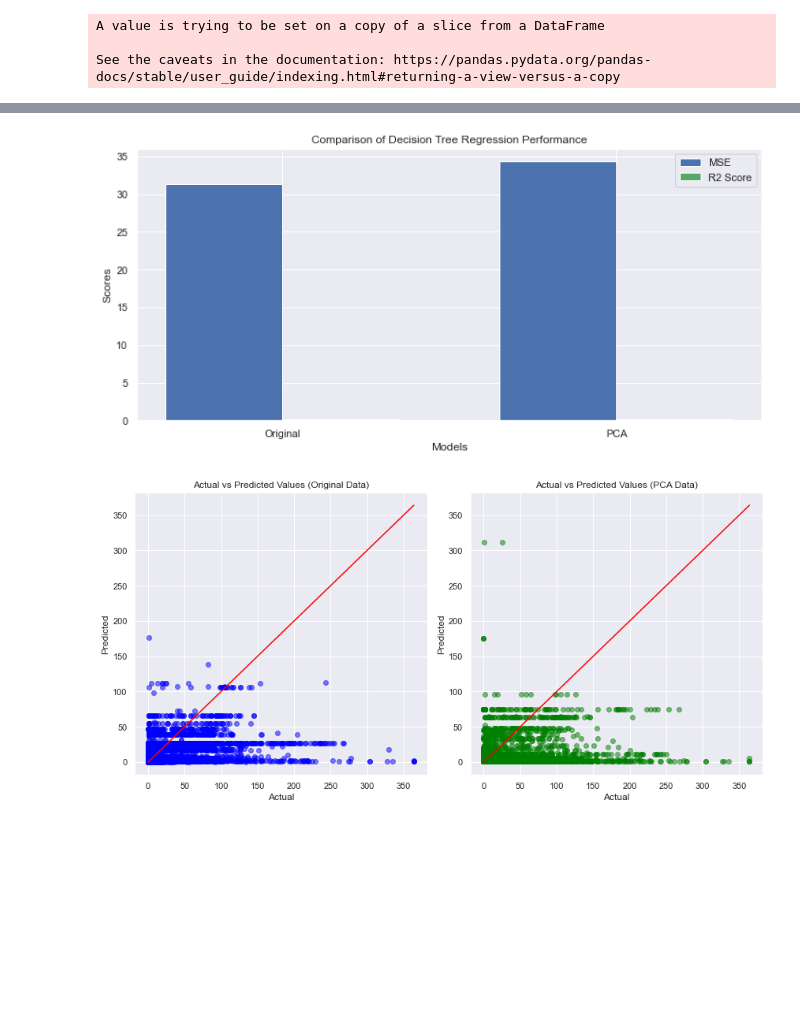
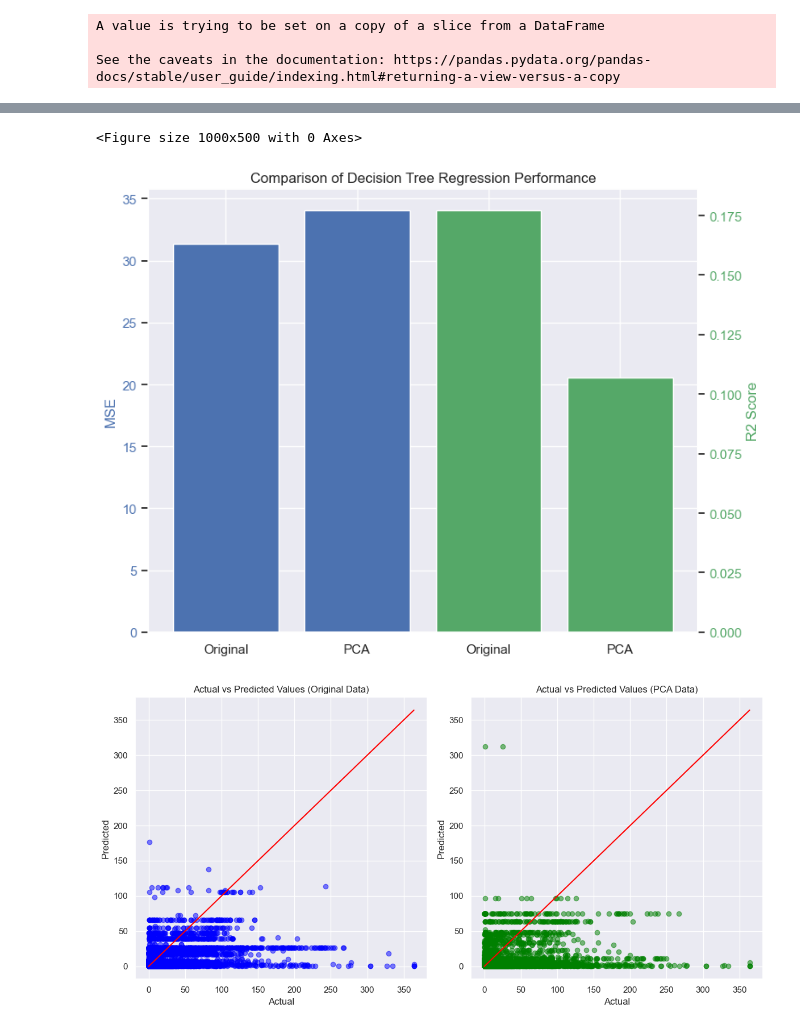
Before and after one commit to connormccoll/fire-scope, a Jupyter notebook: fireScope.ipynb, the cells around one changed output, grey strips where cells are left out. Drawn from its saved outputs; the diff is of its cells as text; code cells hidden in the pictures; blank space fills up the shorter version.

Commit message:
:fire: plot cleanups

```diff
--- a/fireScope.ipynb
+++ b/fireScope.ipynb
@@ -604,24 +607,28 @@ Decision Tree Regression on PCA Data - MSE: 34.30148042429592 R2 Score: 0.100852
 # %%
 # Plotting the comparison
-plt.figure(figsize=(10, 5))
+fig = plt.figure(figsize=(10, 5))
+fig, ax1 = plt.subplots()
 bar_width = 0.35
 index = np.arange(2)
 mse_scores = [mse_dt_original, mse_dt_pca]
 r2_scores = [r2_dt_original, r2_dt_pca]
 
-bar1 = plt.bar(index, mse_scores, bar_width, label='MSE', color='b')
-bar2 = plt.bar(index + bar_width, r2_scores, bar_width, label='R2 Score', color='g')
-
-plt.xlabel('Models')
-plt.ylabel('Scores')
+bar1 = ax1.bar(index, mse_scores, label='MSE', color='b')
+ax1.tick_params(axis='y', labelcolor='b')
+ax1.set_ylabel('MSE', color='b')
+ax2=ax1.twinx()
+ax2.grid(False)
+bar2 = ax2.bar(index+2, r2_scores, label='R2 Score', color='g')
+ax2.tick_params(axis='y', labelcolor='g')
+ax2.set_ylabel('R2 Score', color='g')
 plt.title('Comparison of Decision Tree Regression Performance')
-plt.xticks(index + bar_width / 2, ('Original', 'PCA'))
-plt.legend()
+plt.xticks(np.arange(4),['Original', 'PCA','Original','PCA'])
 
 plt.tight_layout()
 plt.show()
 # %% [output]
+<Figure size 1000x500 with 0 Axes>
-[figure, old version]
+[figure, new version]
 # %%
 # Plotting the comparison
 plt.figure(figsize=(12, 6))
```
Also changed, not shown: parts of 24 cells of this notebook.
